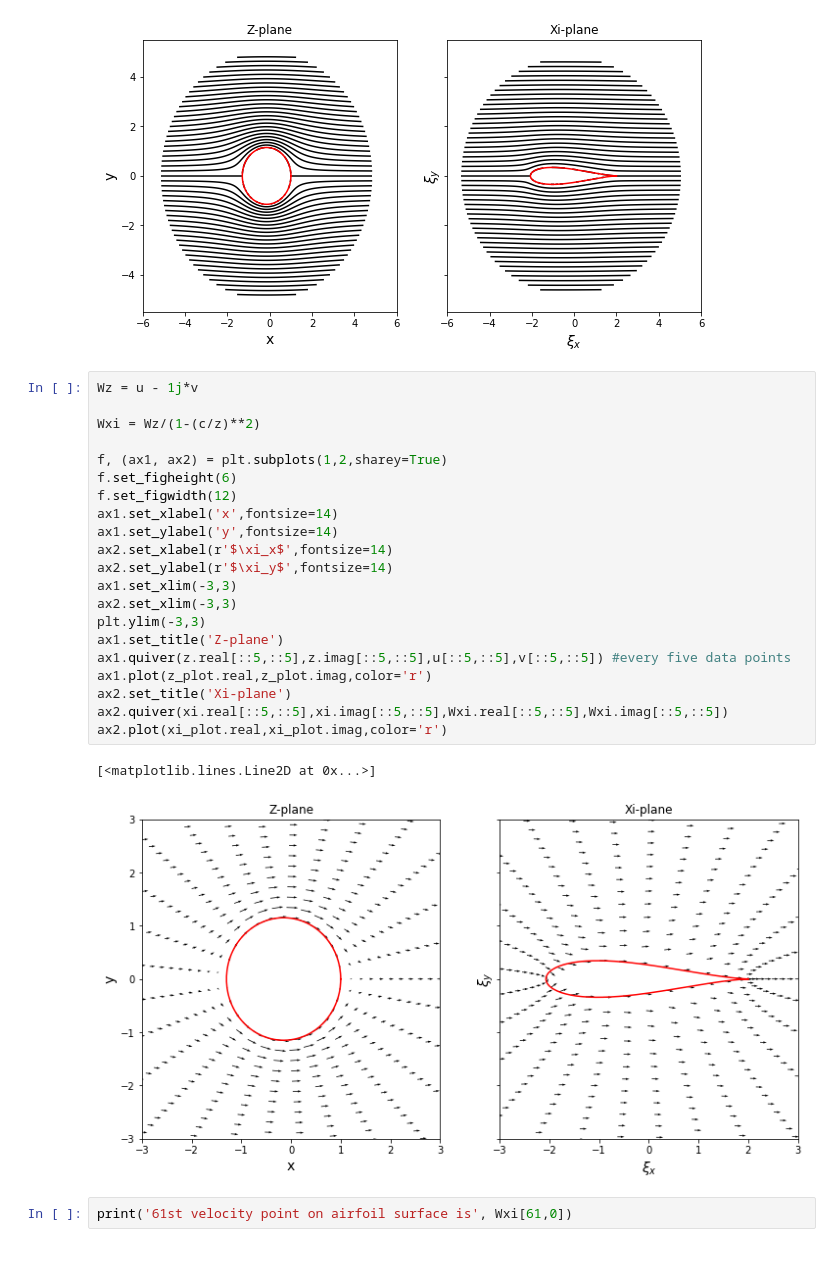
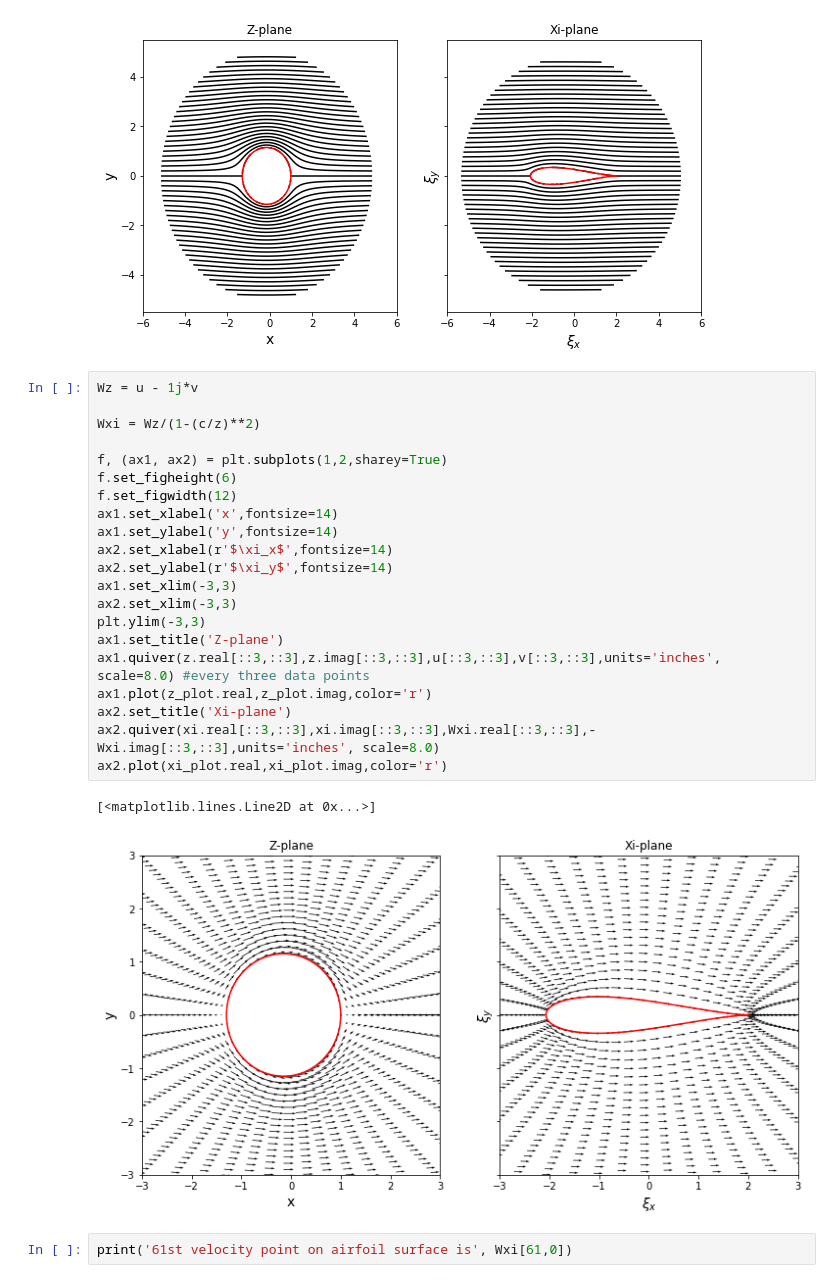
Before and after one commit to kmchoy/mae6226, a Jupyter notebook: Joukowski.ipynb, the cells around one changed output. Drawn from its saved outputs; the diff is of its cells as text.

```diff
--- a/Joukowski.ipynb
+++ b/Joukowski.ipynb
@@ -168,27 +168,27 @@ ax2.plot(xi_plot.real,xi_plot.imag,color='r')
 # %%
 Wz = u - 1j*v
 
 Wxi = Wz/(1-(c/z)**2)
 
 f, (ax1, ax2) = plt.subplots(1,2,sharey=True)
 f.set_figheight(6)
 f.set_figwidth(12)
 ax1.set_xlabel('x',fontsize=14)
 ax1.set_ylabel('y',fontsize=14)
 ax2.set_xlabel(r'$\xi_x$',fontsize=14)
 ax2.set_ylabel(r'$\xi_y$',fontsize=14)
 ax1.set_xlim(-3,3)
 ax2.set_xlim(-3,3)
 plt.ylim(-3,3)
 ax1.set_title('Z-plane')
-ax1.quiver(z.real[::5,::5],z.imag[::5,::5],u[::5,::5],v[::5,::5]) #every five data points
+ax1.quiver(z.real[::3,::3],z.imag[::3,::3],u[::3,::3],v[::3,::3],units='inches', scale=8.0) #every three data points
 ax1.plot(z_plot.real,z_plot.imag,color='r')
 ax2.set_title('Xi-plane')
-ax2.quiver(xi.real[::5,::5],xi.imag[::5,::5],Wxi.real[::5,::5],Wxi.imag[::5,::5])
+ax2.quiver(xi.real[::3,::3],xi.imag[::3,::3],Wxi.real[::3,::3],-Wxi.imag[::3,::3],units='inches', scale=8.0)
 ax2.plot(xi_plot.real,xi_plot.imag,color='r')
 # %% [output]
 [<matplotlib.lines.Line2D at 0x...>]
-[figure, old version]
+[figure, new version]
 # %%
 print('61st velocity point on airfoil surface is', Wxi[61,0])
 # %% [output]
```
Also changed, not shown: parts of 14 cells of this notebook.
